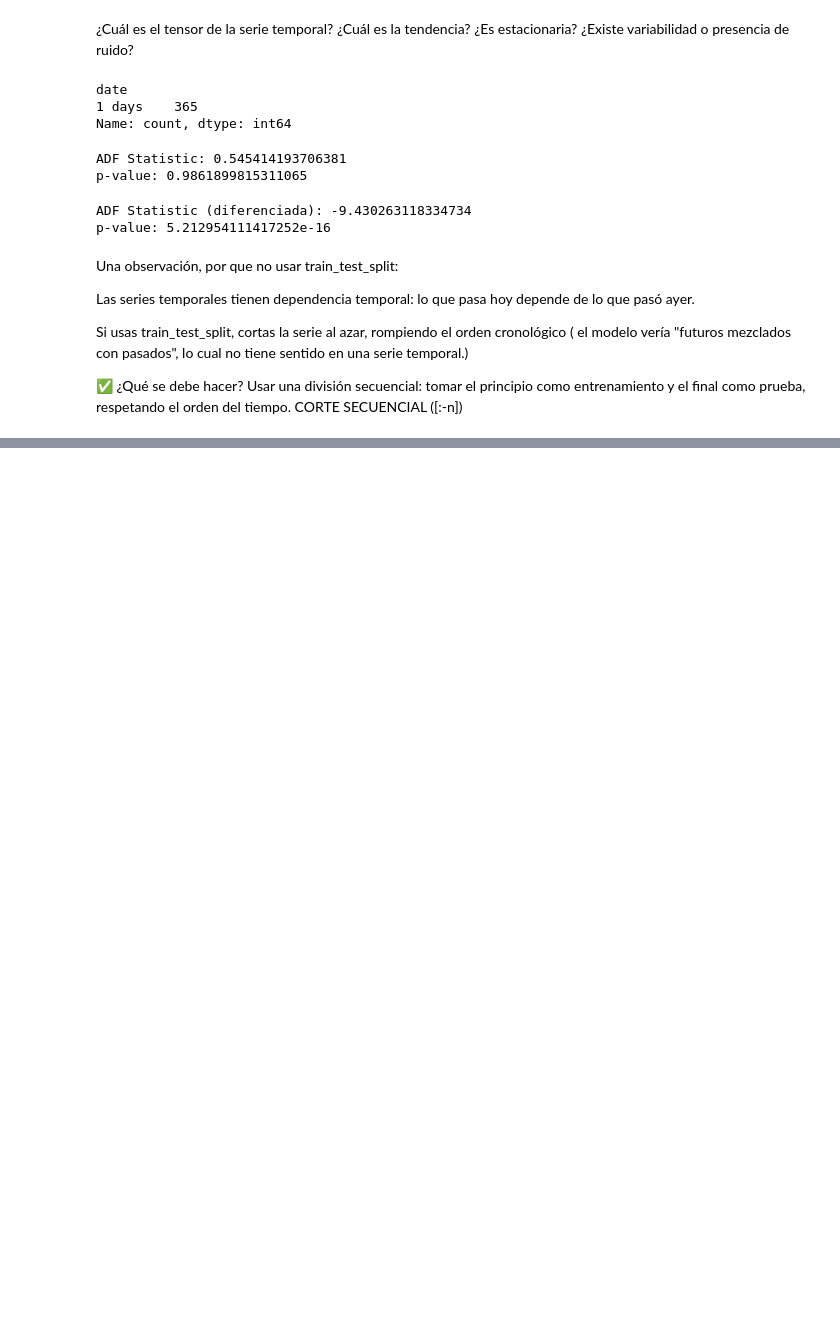
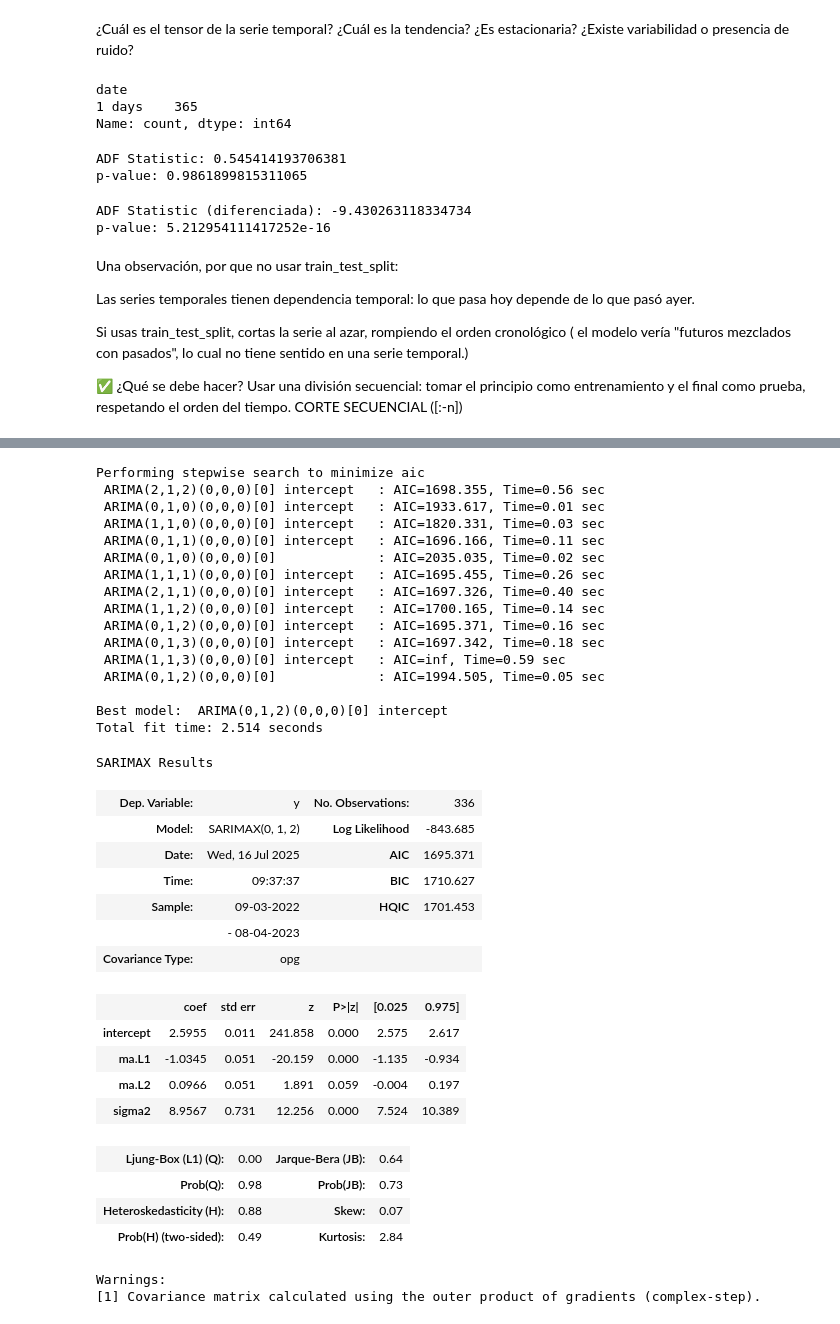
Before and after one commit to bartowen/serie_de_tiempo_alternativo, a Jupyter notebook: src/explore.ipynb, the cells around one changed output, grey strips where cells are left out. Saved outputs shown, nothing was run; the diff lists cells and outputs as text; code cells hidden in the pictures; blank space fills up the shorter version.

Commit message:
auto_arima

```diff
--- a/src/explore.ipynb
+++ b/src/explore.ipynb
@@ -104,0 +113,49 @@ test = df['sales'][-30:] #Los últimos 30 días
+# %%
+from pmdarima import auto_arima
+
+# auto_arima encuentra p, d, q automáticamente
+model_auto = auto_arima(
+    train,
+    seasonal=False,  # No hay estacionalidad en los datos
+    d=1,             # y aesta diferenciado 1 vez
+    trace=True,      # ver los modelos que prueba
+    stepwise=True    # Hace la búsqueda más rápida
+)
+
+model_auto.summary()
+# %% [output]
+Performing stepwise search to minimize aic
+ ARIMA(2,1,2)(0,0,0)[0] intercept   : AIC=1698.355, Time=0.56 sec
+ ARIMA(0,1,0)(0,0,0)[0] intercept   : AIC=1933.617, Time=0.01 sec
+ ARIMA(1,1,0)(0,0,0)[0] intercept   : AIC=1820.331, Time=0.03 sec
+ ARIMA(0,1,1)(0,0,0)[0] intercept   : AIC=1696.166, Time=0.11 sec
+ ARIMA(0,1,0)(0,0,0)[0]             : AIC=2035.035, Time=0.02 sec
+ ARIMA(1,1,1)(0,0,0)[0] intercept   : AIC=1695.455, Time=0.26 sec
+ ARIMA(2,1,1)(0,0,0)[0] intercept   : AIC=1697.326, Time=0.40 sec
+ ARIMA(1,1,2)(0,0,0)[0] intercept   : AIC=1700.165, Time=0.14 sec
+ ARIMA(0,1,2)(0,0,0)[0] intercept   : AIC=1695.371, Time=0.16 sec
+ ARIMA(0,1,3)(0,0,0)[0] intercept   : AIC=1697.342, Time=0.18 sec
+ ARIMA(1,1,3)(0,0,0)[0] intercept   : AIC=inf, Time=0.59 sec
+ ARIMA(0,1,2)(0,0,0)[0]             : AIC=1994.505, Time=0.05 sec
+
+Best model:  ARIMA(0,1,2)(0,0,0)[0] intercept
+Total fit time: 2.514 seconds
+SARIMAX Results
+| Dep. Variable: | y | No. Observations: | 336 |
+| Model: | SARIMAX(0, 1, 2) | Log Likelihood | -843.685 |
+| Date: | Wed, 16 Jul 2025 | AIC | 1695.371 |
+| Time: | 09:37:37 | BIC | 1710.627 |
+| Sample: | 09-03-2022 | HQIC | 1701.453 |
+|  | - 08-04-2023 |  |  |
+| Covariance Type: | opg |  |  |
+|  | coef | std err | z | P>|z| | [0.025 | 0.975] |
+| intercept | 2.5955 | 0.011 | 241.858 | 0.000 | 2.575 | 2.617 |
+| ma.L1 | -1.0345 | 0.051 | -20.159 | 0.000 | -1.135 | -0.934 |
+| ma.L2 | 0.0966 | 0.051 | 1.891 | 0.059 | -0.004 | 0.197 |
+| sigma2 | 8.9567 | 0.731 | 12.256 | 0.000 | 7.524 | 10.389 |
+| Ljung-Box (L1) (Q): | 0.00 | Jarque-Bera (JB): | 0.64 |
+| Prob(Q): | 0.98 | Prob(JB): | 0.73 |
+| Heteroskedasticity (H): | 0.88 | Skew: | 0.07 |
+| Prob(H) (two-sided): | 0.49 | Kurtosis: | 2.84 |
+Warnings:
+[1] Covariance matrix calculated using the outer product of gradients (complex-step).
```
Also changed, not shown: parts of 1 cell of this notebook.
